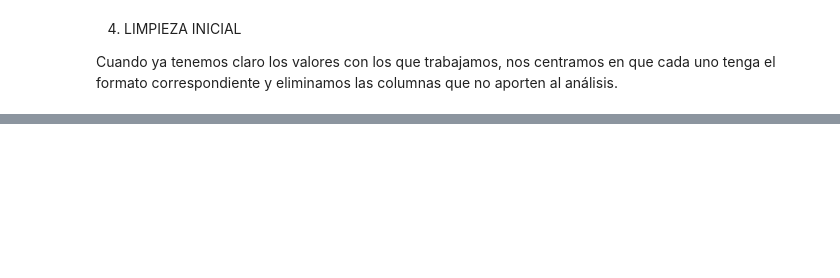
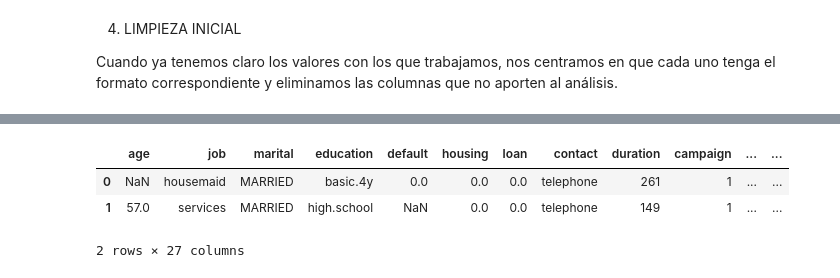
Before and after one commit to SofiaConsoli/proyecto_EDA_python, a Jupyter notebook: notebooks/analisis_eda.ipynb, the cells around one changed output, grey strips where cells are left out. Saved outputs shown, nothing was run; the diff lists cells and outputs as text; code cells hidden in the pictures; blank space fills up the shorter version.

```diff
--- a/notebooks/analisis_eda.ipynb
+++ b/notebooks/analisis_eda.ipynb
@@ -98,8 +148,13 @@ df = df.drop(columns=["Unnamed: 0"])
 # Convertir la variable objetivo "y" a numérica, donde "yes" se convierte en 1 y "no" en 0 para facilitar el análisis.
 df["y"] = df["y"].map({"yes": 1, "no": 0})
 # %%
-# Convertir los valores de las columnas numéricas a tipo numérico, ya que al leer el CSV se interpretaron como objetos (strings)
-PENDIENTE
+# Convertir los valores de las columnas numéricas a tipo numérico, ya que al leer el CSV se interpretaron como objetos (strings), en el excel los formatos están correctos.
+cols = ["cons.price.idx", "cons.conf.idx", "euribor3m"]
+
+for col in cols:
+    df[col] = df[col].str.replace(",", ".").astype(float)
+
+# Tuve que reemplazar las comas por puntos para convertir los valores a tipo numérico, ya que en el CSV los números decimales estaban representados con comas, por lo que me daba error al intentar convertirlos directamente a float.
 # %%
 # Convertir la columna "date" a formato datetime, primero traduciendo los meses del español al inglés para que pandas pueda interpretarlos correctamente.
 meses = {
@@ -122,0 +207,7 @@ df.drop(columns=['date_en'], inplace=True)
+# %%
+df.head(2)
+# %% [output]
+|  | age | job | marital | education | default | housing | loan | contact | duration | campaign | ... | ... |
+| 0 | NaN | housemaid | MARRIED | basic.4y | 0.0 | 0.0 | 0.0 | telephone | 261 | 1 | ... | ... |
+| 1 | 57.0 | services | MARRIED | high.school | NaN | 0.0 | 0.0 | telephone | 149 | 1 | ... | ... |
+2 rows × 27 columns
```
Also changed, not shown: parts of 21 cells of this notebook.
